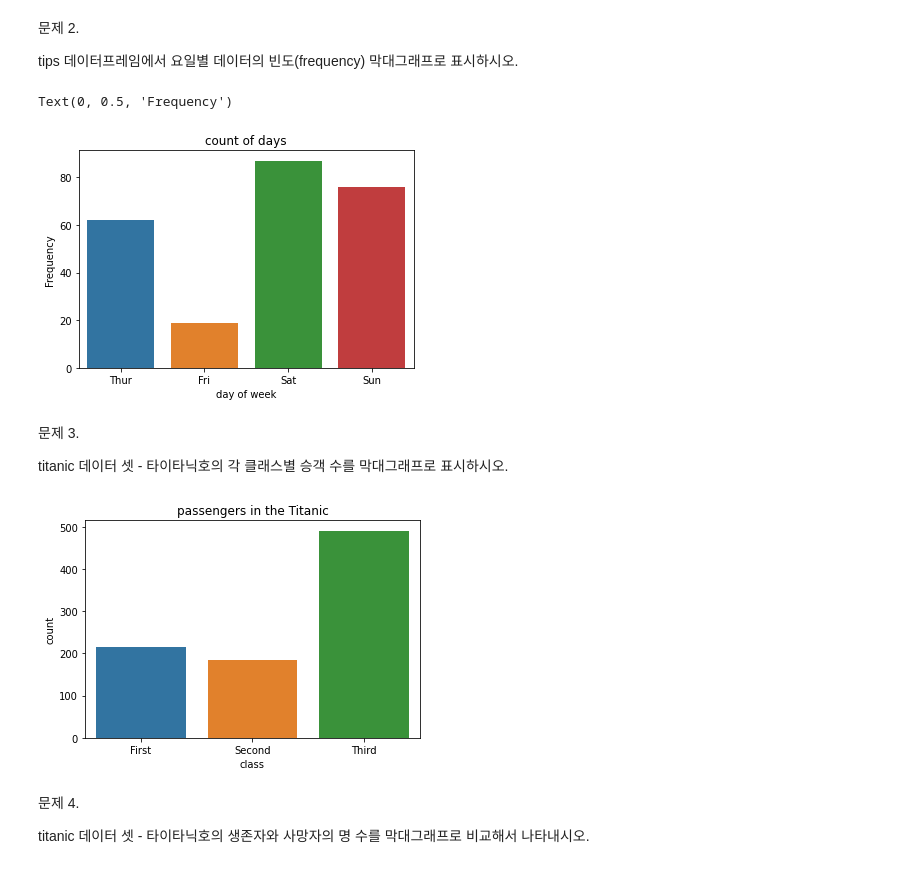
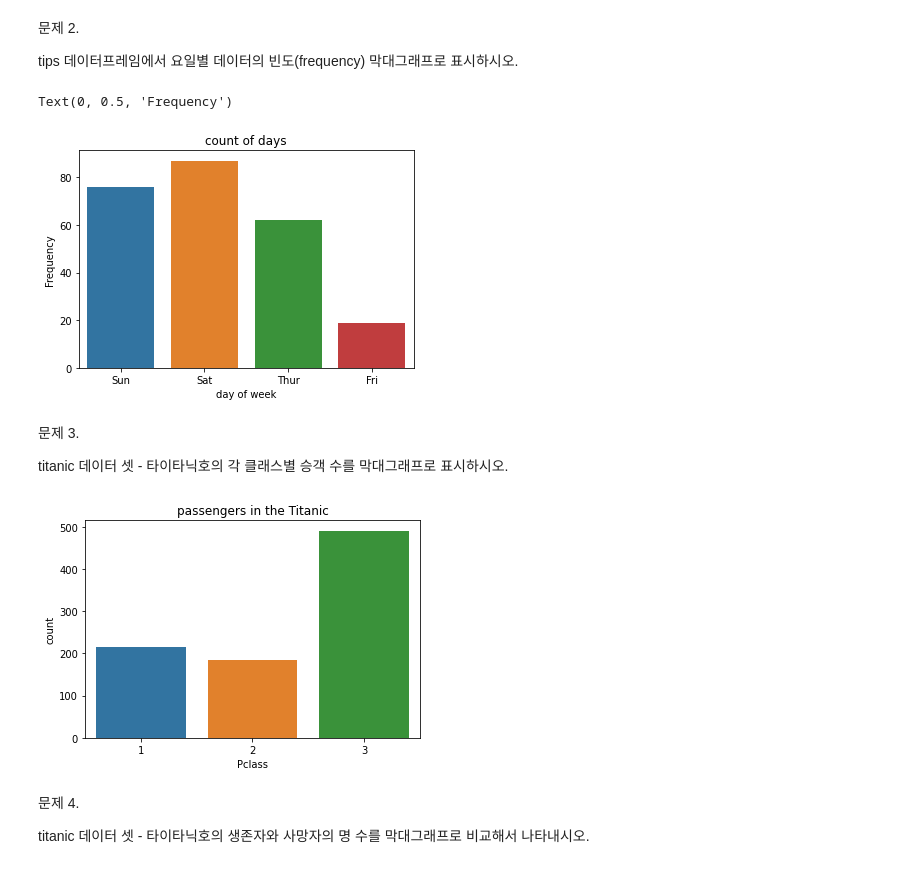
Before and after one commit to aonekoda/Python_Sklearn, a Jupyter notebook: Exercise/Exercise03_sol.ipynb, the cells around one changed output. Drawn from its saved outputs; the diff is of its cells as text; code cells hidden in the pictures.

```diff
--- a/Exercise/Exercise03_sol.ipynb
+++ b/Exercise/Exercise03_sol.ipynb
@@ -23,3 +19,7 @@ iris = sns.load_dataset('iris')
+# %%
+tips = pd.read_csv('../data/tips.csv')
+titanic = pd.read_csv('../data/titanic.csv')
+iris = pd.read_csv('../data/iris.csv')
 # %% [markdown]
 문제 1.
 
@@ -44,18 +44,18 @@ ax.set_xlabel('day of week')
 ax.set_ylabel('Frequency')
 # %% [output]
 Text(0, 0.5, 'Frequency')
-[figure, old version]
+[figure, new version]
 # %% [markdown]
 문제 3.
 
 titanic 데이터 셋 - 타이타닉호의 각 클래스별 승객 수를 막대그래프로 표시하시오.
 # %%
 ax = plt.subplots()
-ax = sns.countplot(x="class", data=titanic)
+ax = sns.countplot(x="Pclass", data=titanic)
 plt.title("passengers in the Titanic")
 plt.show()
 # %% [output]
-[figure, old version]
+[figure, new version]
 # %% [markdown]
 문제 4.
 
```
Also changed, not shown: parts of 3 cells of this notebook.
